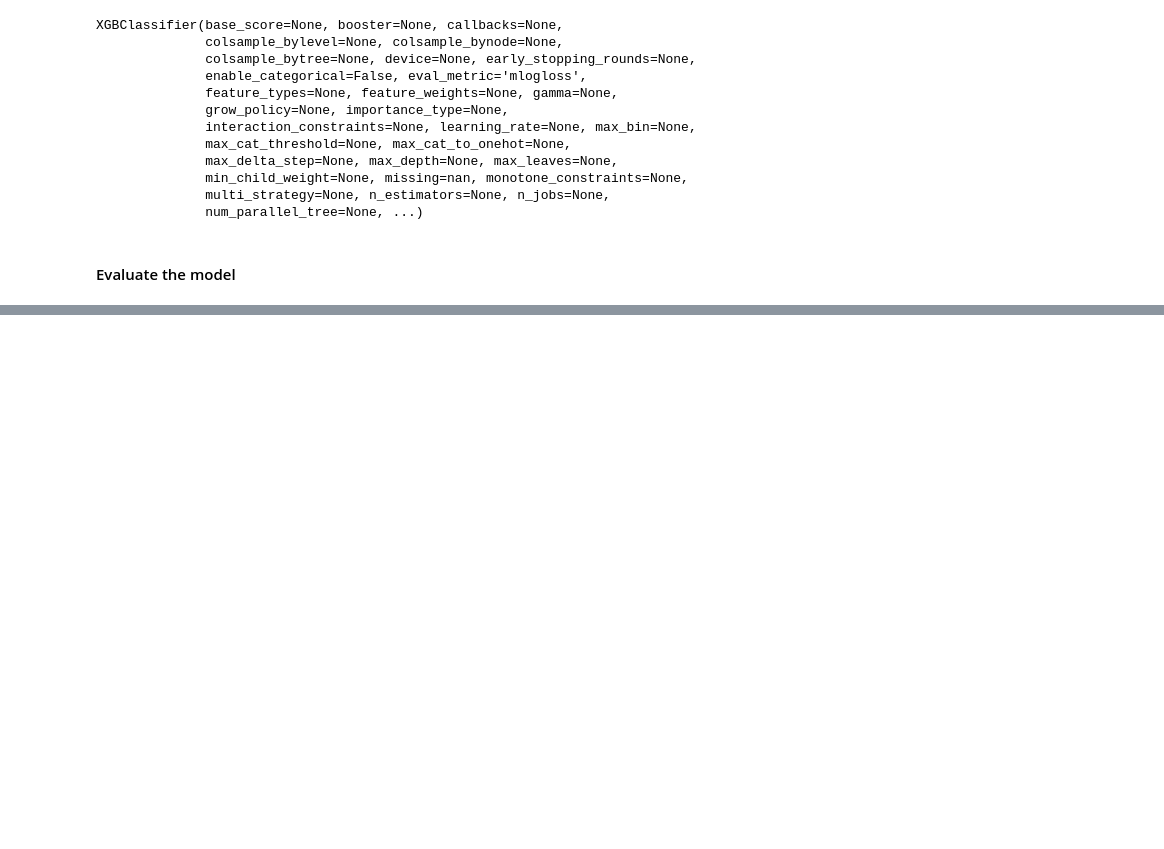
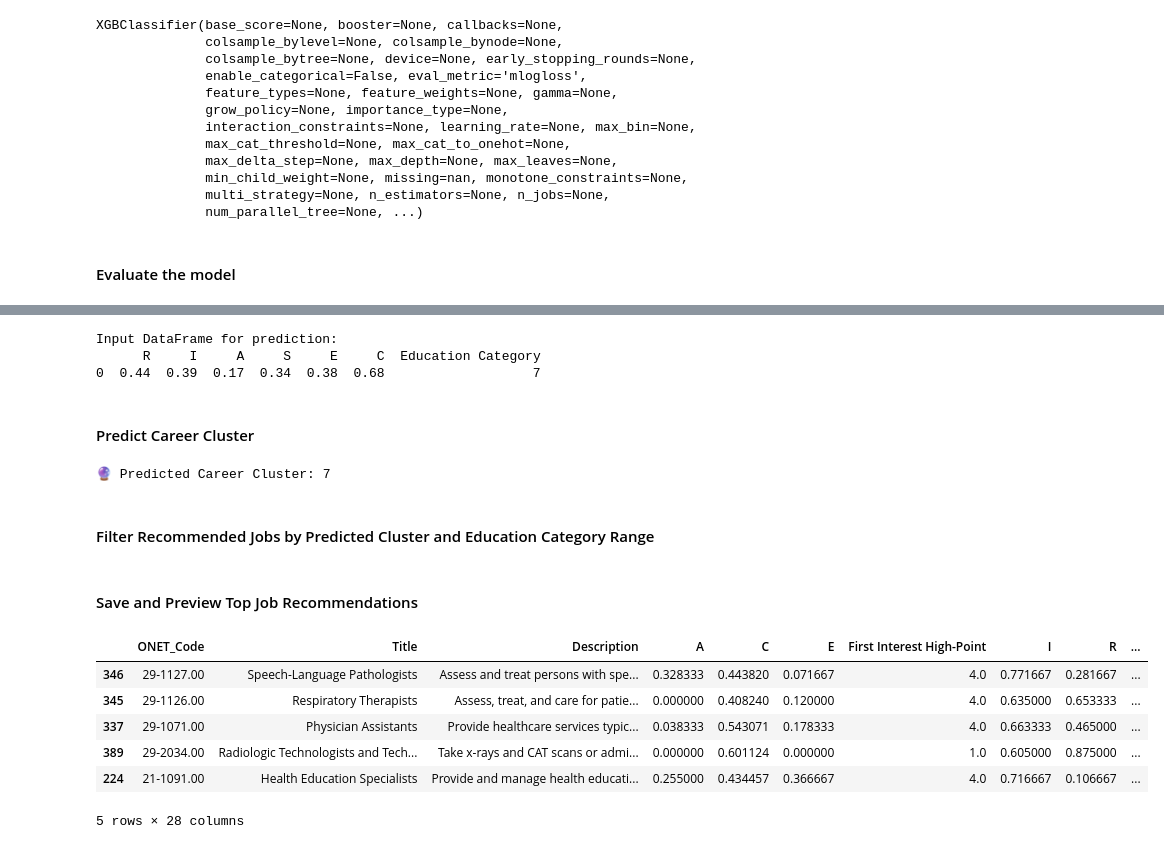
Before and after one commit to eugene-maina72/Phase_5_Capstone_Project-SmartPath, a Jupyter notebook: SmartPath.ipynb, the cells around one changed output, grey strips where cells are left out. Saved outputs shown, nothing was run; the diff lists cells and outputs as text; code cells hidden in the pictures; blank space fills up the shorter version.

Commit message:
xgboost model

```diff
--- a/SmartPath.ipynb
+++ b/SmartPath.ipynb
@@ -1426,7 +1427,7 @@ X_train, X_test, y_train, y_test = train_test_split(
 #### Training the model
 # %%
 xgb_model = XGBClassifier(use_label_encoder=False, eval_metric='mlogloss', random_state=42)
-xgb_model.fit(X_train, y_train)
+xgb_model.fit(x, y)
 # %% [output]
 XGBClassifier(base_score=None, booster=None, callbacks=None,
               colsample_bylevel=None, colsample_bynode=None,
@@ -1472,0 +1568,56 @@ weighted avg       1.00      1.00      1.00       122
+# %%
+# === Create XGBoost input DataFrame ===
+
+input_data = pd.DataFrame([{
+    'R': profile['R'],
+    'I': profile['I'],
+    'A': profile['A'],
+    'S': profile['S'],
+    'E': profile['E'],
+    'C': profile['C'],
+    'Education Category': profile['education_category']
+}])
+
+ # reorder columns exactly
+input_data = input_data[x.columns]
+
+print("\nInput DataFrame for prediction:")
+print(input_data)
+# %% [output]
+Input DataFrame for prediction:
+      R     I     A     S     E     C  Education Category
+0  0.44  0.39  0.17  0.34  0.38  0.68                   7
+# %% [markdown]
+#### Predict Career Cluster
+# %%
+ # ===  Predict career cluster ===
+predicted_cluster = xgb_model.predict(input_data)[0]
+print(f"\n🔮 Predicted Career Cluster: {predicted_cluster}")
+# %% [output]
+🔮 Predicted Career Cluster: 7
+# %% [markdown]
+#### Filter Recommended Jobs by Predicted Cluster and Education Category Range
+# %%
+input_edu_cat = profile['education_category']  # or however you get it
+allowed_edu_cats = [cat for cat in [input_edu_cat - 1, input_edu_cat, input_edu_cat + 1] if cat >= 1]
+
+filtered_jobs = df_encoded_model[
+    (df_encoded_model['Cluster_Encoded'] == predicted_cluster) &
+    (df_encoded_model['Education Category'].isin(allowed_edu_cats))
+]
+
+top_jobs_in_cluster = filtered_jobs.sort_values(by='Data Value', ascending=False).head(5)
+# %% [markdown]
+#### Save and Preview Top Job Recommendations
+# %%
+
+top_jobs_in_cluster.to_csv('top_jobs_in_predicted_cluster.csv', index=False)
+top_jobs_in_cluster.head()
+# %% [output]
+|  | ONET_Code | Title | Description | A | C | E | First Interest High-Point | I | R | ... |
+| 346 | 29-1127.00 | Speech-Language Pathologists | Assess and treat persons with spe... | 0.328333 | 0.443820 | 0.071667 | 4.0 | 0.771667 | 0.281667 | ... |
+| 345 | 29-1126.00 | Respiratory Therapists | Assess, treat, and care for patie... | 0.000000 | 0.408240 | 0.120000 | 4.0 | 0.635000 | 0.653333 | ... |
+| 337 | 29-1071.00 | Physician Assistants | Provide healthcare services typic... | 0.038333 | 0.543071 | 0.178333 | 4.0 | 0.663333 | 0.465000 | ... |
+| 389 | 29-2034.00 | Radiologic Technologists and Tech... | Take x-rays and CAT scans or admi... | 0.000000 | 0.601124 | 0.000000 | 1.0 | 0.605000 | 0.875000 | ... |
+| 224 | 21-1091.00 | Health Education Specialists | Provide and manage health educati... | 0.255000 | 0.434457 | 0.366667 | 4.0 | 0.716667 | 0.106667 | ... |
+5 rows × 28 columns
```
Also changed, not shown: parts of 10 cells of this notebook, 1 other file.
